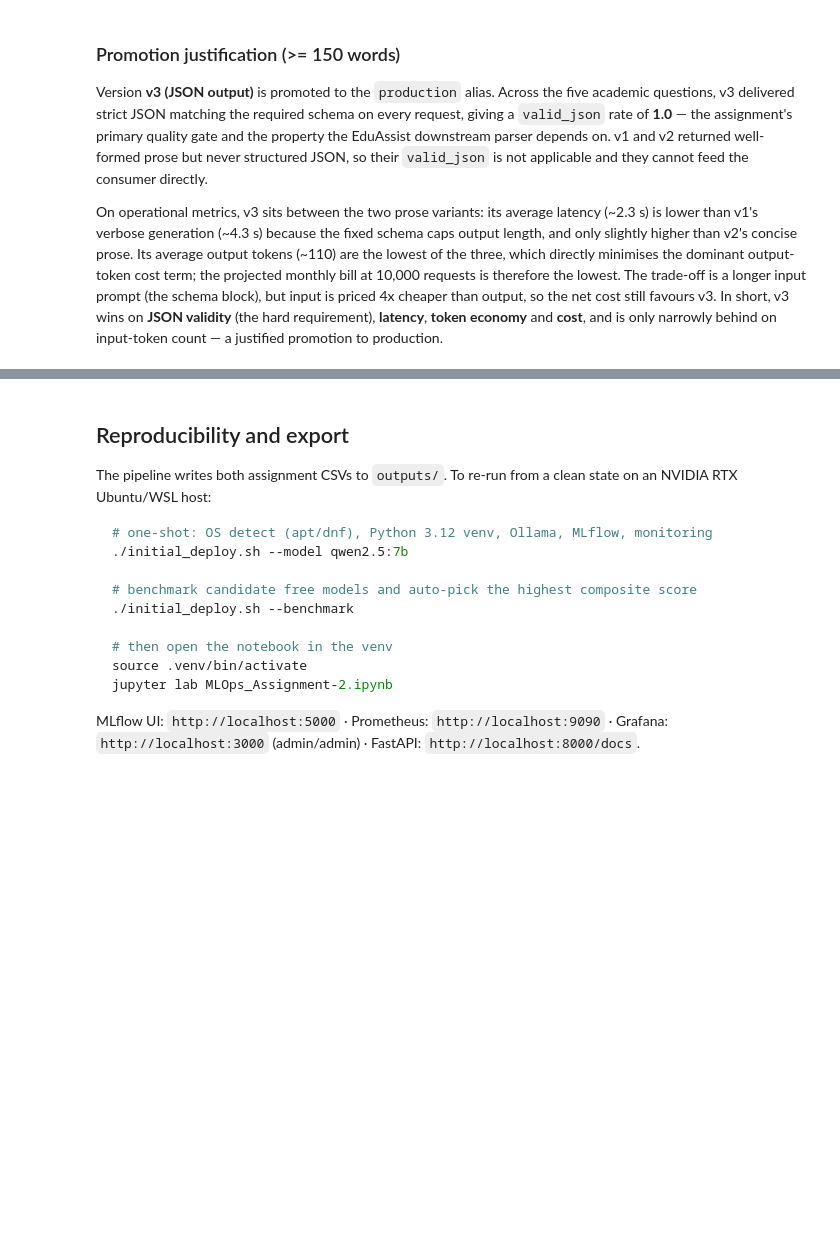
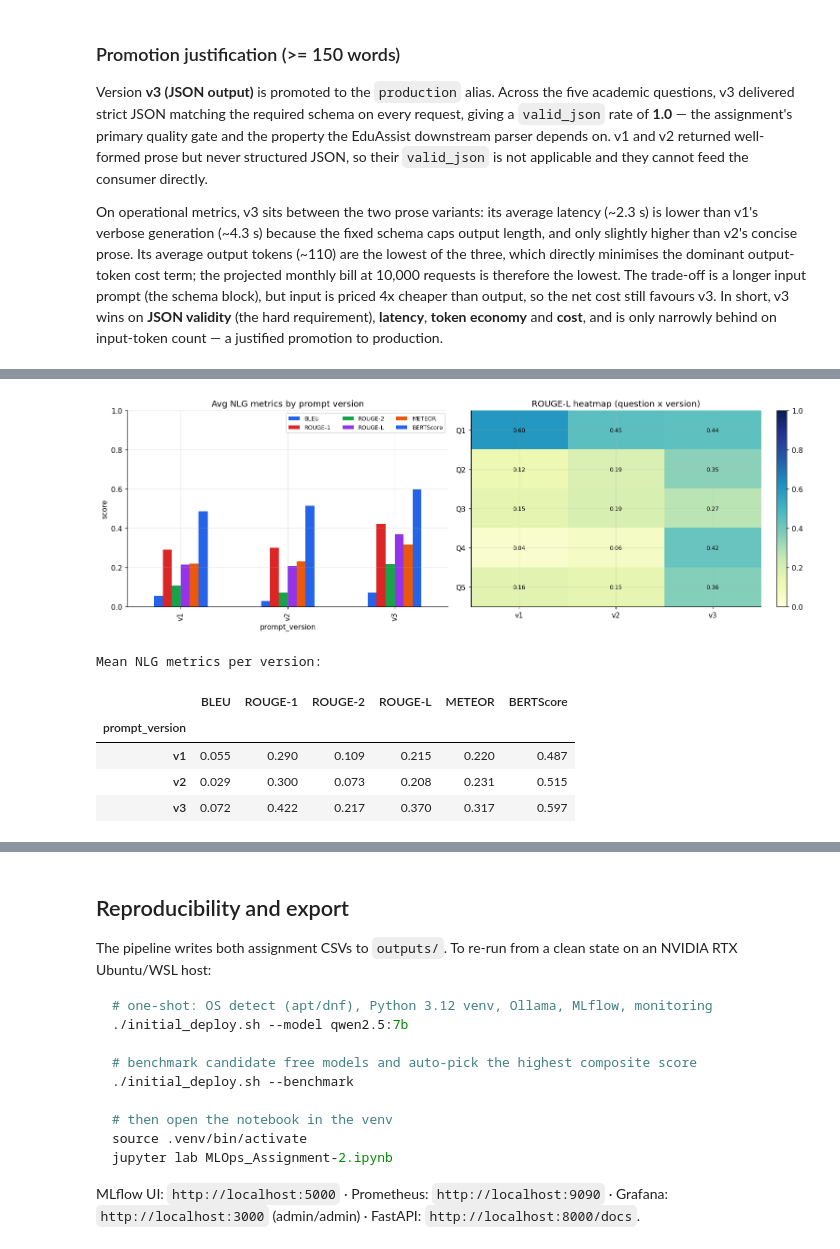
Before and after one commit to anmol-sinha-coder/BITS-MLOps-AIMLZG523_Assignment-2, a Jupyter notebook: MLOps_Assignment-2.ipynb, the cells around one changed output, grey strips where cells are left out. Drawn from its saved outputs; the diff is of its cells as text; code cells hidden in the pictures; blank space fills up the shorter version.

```diff
--- a/MLOps_Assignment-2.ipynb
+++ b/MLOps_Assignment-2.ipynb
@@ -438,0 +734,17 @@ behind on input-token count — a justified promotion to production.
+# %%
+# Score every response against its reference on all four metric families.
+metric_rows = []
+for _, r in responses_df.iterrows():
+    cand, ref = str(r['response_text']), str(r['reference'])
+    metric_rows.append({
+        'question_id': r['question_id'], 'prompt_version': r['prompt_version'],
+        'BLEU': round(bleu_score(cand, ref), 4),
+        'ROUGE-1': round(rouge_n(cand, ref, 1), 4),
+        'ROUGE-2': round(rouge_n(cand, ref, 2), 4),
+        'ROUGE-L': round(rouge_l(cand, ref), 4),
+        'METEOR': round(meteor_score(cand, ref), 4),
+        'BERTScore': round(bertscore_f1(cand, ref), 4),
+    })
+metrics_df = pd.DataFrame(metric_rows)
+print('Per-response NLG metrics (v3 scored on the parsed answer field):')
+metrics_df
@@ -438,0 +769,33 @@ behind on input-token count — a justified promotion to production.
+# %%
+import matplotlib.pyplot as plt
+import numpy as np
+%matplotlib inline
+plt.rcParams.update({'figure.dpi': 110, 'axes.grid': True, 'axes.spines.top': False, 'axes.spines.right': False, 'grid.alpha': 0.3, 'font.size': 10})
+C = ['#2563eb', '#dc2626', '#16a34a', '#9333ea', '#ea580c']
+# Average NLG metrics per prompt version + ROUGE-L heatmap (question x version).
+agg = metrics_df.groupby('prompt_version')[['BLEU','ROUGE-1','ROUGE-2','ROUGE-L','METEOR','BERTScore']].mean()
+fig, (ax1, ax2) = plt.subplots(1, 2, figsize=(14, 4.8))
+agg.plot(kind='bar', ax=ax1, color=C)
+ax1.set_title('Avg NLG metrics by prompt version'); ax1.set_ylabel('score')
+ax1.set_ylim(0, 1); ax1.legend(ncol=3, fontsize=8)
+
+pivot = metrics_df.pivot(index='question_id', columns='prompt_version', values='ROUGE-L')
+im = ax2.imshow(pivot.values, cmap='YlGnBu', vmin=0, vmax=1, aspect='auto')
+ax2.set_xticks(range(len(pivot.columns))); ax2.set_xticklabels(pivot.columns)
+ax2.set_yticks(range(len(pivot.index))); ax2.set_yticklabels(pivot.index)
+ax2.set_title('ROUGE-L heatmap (question x version)')
+for i in range(len(pivot.index)):
+    for j in range(len(pivot.columns)):
+        ax2.text(j, i, f'{pivot.values[i, j]:.2f}', ha='center', va='center', fontsize=8)
+fig.colorbar(im, ax=ax2, fraction=0.046)
+fig.tight_layout(); plt.show()
+print('Mean NLG metrics per version:')
+agg.round(3)
+# %% [output]
+[figure, added]
+Mean NLG metrics per version:
+|  | BLEU | ROUGE-1 | ROUGE-2 | ROUGE-L | METEOR | BERTScore |
+| prompt_version |  |  |  |  |  |  |
+| v1 | 0.055 | 0.290 | 0.109 | 0.215 | 0.220 | 0.487 |
+| v2 | 0.029 | 0.300 | 0.073 | 0.208 | 0.231 | 0.515 |
+| v3 | 0.072 | 0.422 | 0.217 | 0.370 | 0.317 | 0.597 |
```
Also changed, not shown: parts of 19 cells of this notebook, 7 other files.
